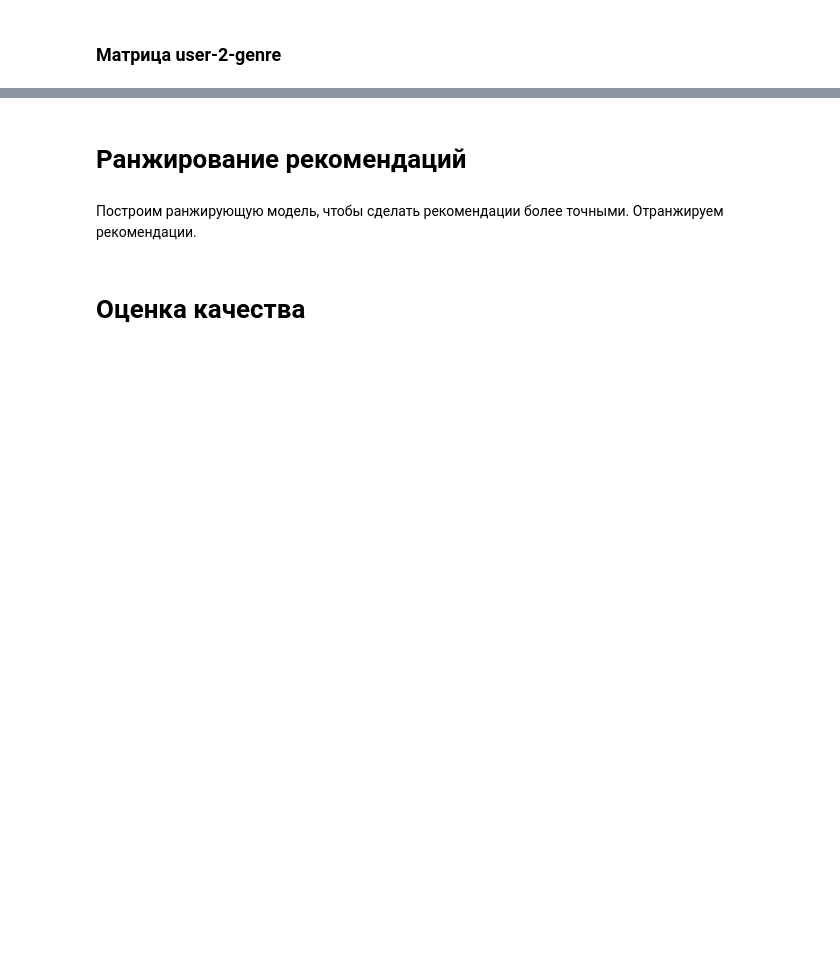
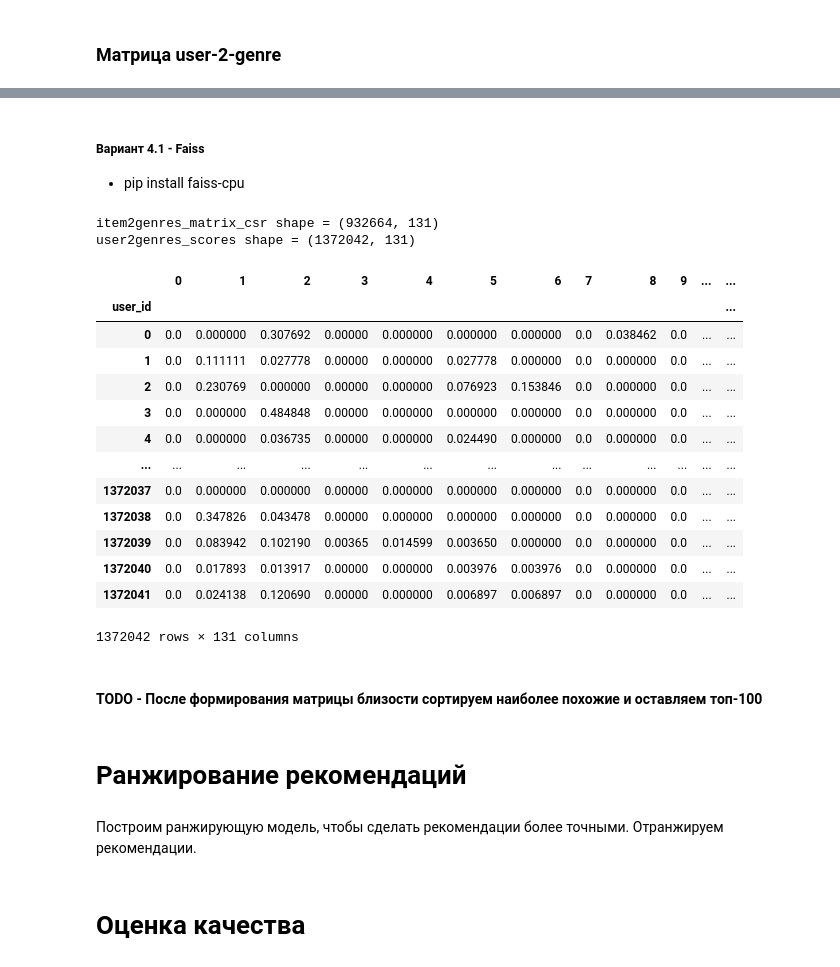
Before and after one commit to khromenko/mle-project-sprint-4-v001, a Jupyter notebook: recommendations.ipynb, the cells around one changed output, grey strips where cells are left out. Saved outputs shown, nothing was run; the diff lists cells and outputs as text; code cells hidden in the pictures; blank space fills up the shorter version.

```diff
--- a/recommendations.ipynb
+++ b/recommendations.ipynb
@@ -1551,0 +1781,31 @@ user2genre
+# %% [markdown]
+##### Вариант 4.1 - Faiss
+- pip install faiss-cpu
+# %%
+print(f'item2genres_matrix_csr shape = {item2genres_matrix_csr.shape}')
+print(f'user2genres_scores shape = {user2genres_scores.shape}')
+# %% [output]
+item2genres_matrix_csr shape = (932664, 131)
+user2genres_scores shape = (1372042, 131)
+# %%
+import faiss
+
+item2genres_matrix_csr
+user2genres_scores
+# %% [output]
+|  | 0 | 1 | 2 | 3 | 4 | 5 | 6 | 7 | 8 | 9 | ... | ... |
+| user_id |  |  |  |  |  |  |  |  |  |  |  | ... |
+| 0 | 0.0 | 0.000000 | 0.307692 | 0.00000 | 0.000000 | 0.000000 | 0.000000 | 0.0 | 0.038462 | 0.0 | ... | ... |
+| 1 | 0.0 | 0.111111 | 0.027778 | 0.00000 | 0.000000 | 0.027778 | 0.000000 | 0.0 | 0.000000 | 0.0 | ... | ... |
+| 2 | 0.0 | 0.230769 | 0.000000 | 0.00000 | 0.000000 | 0.076923 | 0.153846 | 0.0 | 0.000000 | 0.0 | ... | ... |
+| 3 | 0.0 | 0.000000 | 0.484848 | 0.00000 | 0.000000 | 0.000000 | 0.000000 | 0.0 | 0.000000 | 0.0 | ... | ... |
+| 4 | 0.0 | 0.000000 | 0.036735 | 0.00000 | 0.000000 | 0.024490 | 0.000000 | 0.0 | 0.000000 | 0.0 | ... | ... |
+| ... | ... | ... | ... | ... | ... | ... | ... | ... | ... | ... | ... | ... |
+| 1372037 | 0.0 | 0.000000 | 0.000000 | 0.00000 | 0.000000 | 0.000000 | 0.000000 | 0.0 | 0.000000 | 0.0 | ... | ... |
+| 1372038 | 0.0 | 0.347826 | 0.043478 | 0.00000 | 0.000000 | 0.000000 | 0.000000 | 0.0 | 0.000000 | 0.0 | ... | ... |
+| 1372039 | 0.0 | 0.083942 | 0.102190 | 0.00365 | 0.014599 | 0.003650 | 0.000000 | 0.0 | 0.000000 | 0.0 | ... | ... |
+| 1372040 | 0.0 | 0.017893 | 0.013917 | 0.00000 | 0.000000 | 0.003976 | 0.003976 | 0.0 | 0.000000 | 0.0 | ... | ... |
+| 1372041 | 0.0 | 0.024138 | 0.120690 | 0.00000 | 0.000000 | 0.006897 | 0.006897 | 0.0 | 0.000000 | 0.0 | ... | ... |
+1372042 rows × 131 columns
+# %% [markdown]
+#### TODO - После формирования матрицы близости сортируем наиболее похожие и оставляем топ-100
```
Also changed, not shown: parts of 40 cells of this notebook.
